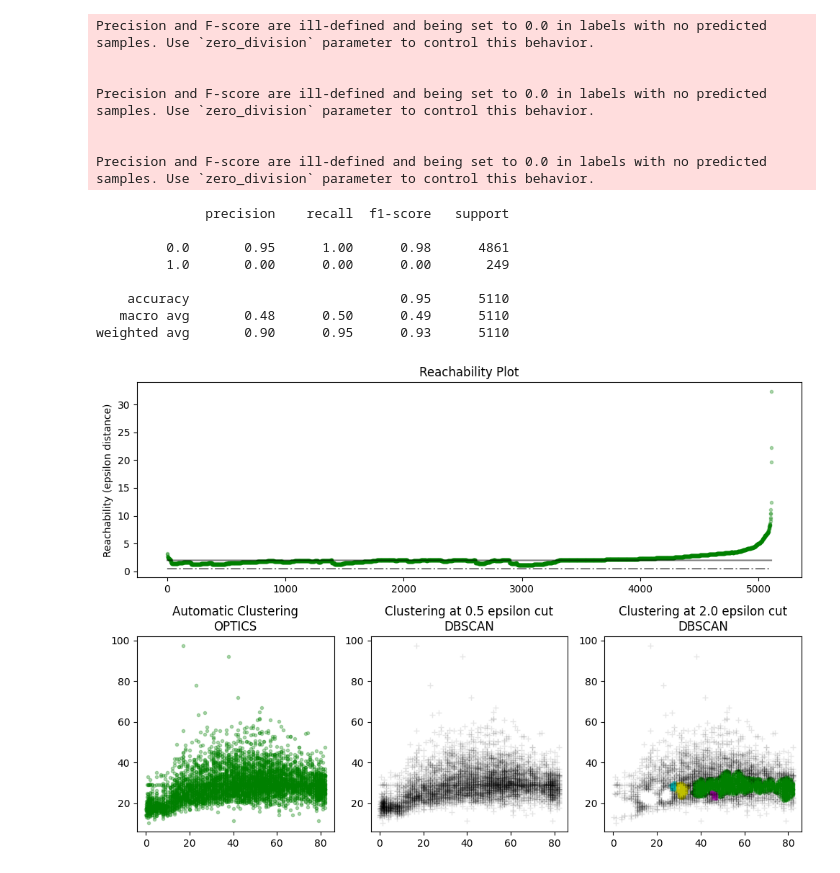
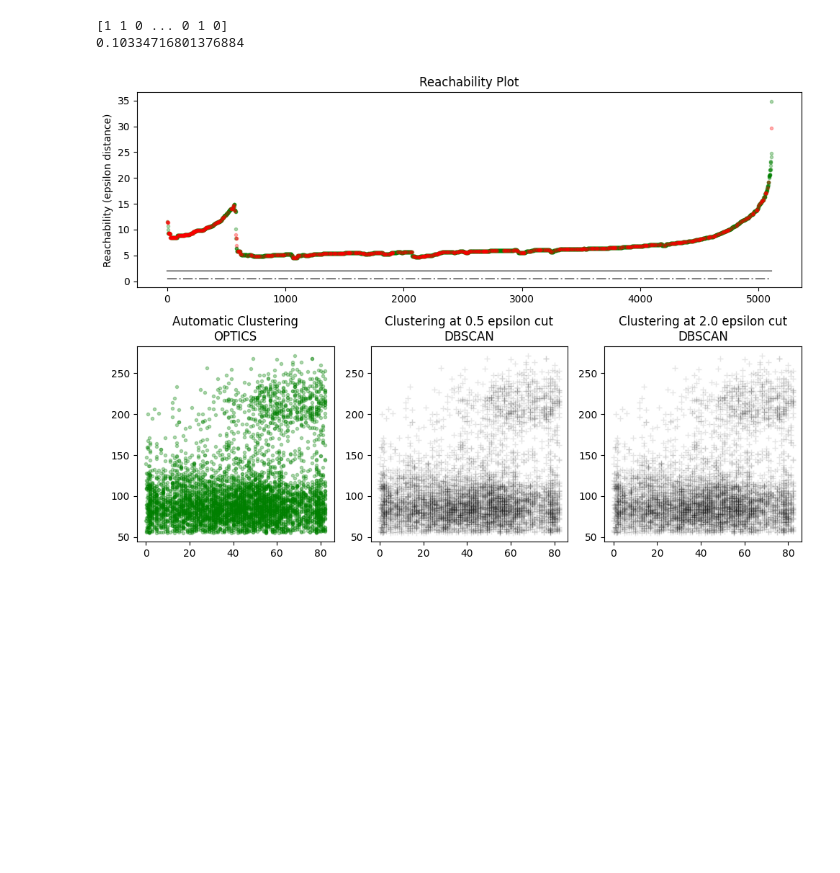
Before and after one commit to fl-sll/FODS-Quiz, a Jupyter notebook: Projects/DSFP.ipynb, the cells around one changed output. Cells and saved outputs as stored; diff of their text form; code cells hidden in the pictures; blank space fills up the shorter version.

```diff
--- a/Projects/DSFP.ipynb
+++ b/Projects/DSFP.ipynb
@@ -45,6 +46,12 @@ X = imputer.fit_transform(X)
 
 y = df['stroke'].values
 
-X_train, X_test, y_train, y_test = train_test_split(X, y, test_size=0.2)
+X_train, X_test, y_train, y_test = train_test_split(X, y, test_size=0.4)
 
-df
+smote = SMOTE()
+
+X_train_smote, y_train_smote = smote.fit_resample(X_train, y_train)
+
+X_test_smote, y_test_smote = smote.fit_resample(X_test, y_test)
+
+# df['stroke'].value_counts()
@@ -78,7 +71,7 @@ max        97.600000
 Name: 7, dtype: float64
 # %%
 # imputer = SimpleImputer()
-x = df.iloc[:,[1,7,8]]
+x = df.iloc[:,[1,6,7,8]]
 x = imputer.fit_transform(x)
 x = np.array(x)
 x
@@ -380,11 +293,6 @@ clust = OPTICS(min_samples=50,xi=0.05,min_cluster_size=0.05)
 
 clust.fit(x)
 
-labels = clust.labels_
-
-class_report = metrics.classification_report(y, labels)
-
-print(class_report)
 
 labels_050 = cluster_optics_dbscan(
     reachability=clust.reachability_,
@@ -401,7 +309,9 @@ labels_200 = cluster_optics_dbscan(
 
 space = np.arange(len(x))
 reachability = clust.reachability_[clust.ordering_]
-labels = clust.labels_[clust.ordering_]
+labels1 = clust.labels_[clust.ordering_]
+print(labels)
+
 
 plt.figure(figsize=(10, 7))
 G = gs.GridSpec(2, 3)
@@ -422,49 +332,40 @@ ax1.plot(space, np.full_like(space, 0.5, dtype=float), "k-.", alpha=0.5)
 ax1.set_ylabel("Reachability (epsilon distance)")
 ax1.set_title("Reachability Plot")
 
 # OPTICS
 colors = ["g.", "r.", "b.", "y.", "c."]
 for klass, color in zip(range(0, 5), colors):
     Xk = x[clust.labels_ == klass]
     ax2.plot(Xk[:, 0], Xk[:, 1], color, alpha=0.3)
 ax2.plot(x[clust.labels_ == -1, 0], x[clust.labels_ == -1, 1], "k+", alpha=0.1)
 ax2.set_title("Automatic Clustering\nOPTICS")
 
 # DBSCAN at 0.5
 colors = ["g.", "r.", "b.", "c."]
 for klass, color in zip(range(0, 4), colors):
     Xk = x[labels_050 == klass]
     ax3.plot(Xk[:, 0], Xk[:, 1], color, alpha=0.3)
 ax3.plot(x[labels_050 == -1, 0], x[labels_050 == -1, 1], "k+", alpha=0.1)
 ax3.set_title("Clustering at 0.5 epsilon cut\nDBSCAN")
 
 # DBSCAN at 2.
 colors = ["g.", "m.", "y.", "c."]
 for klass, color in zip(range(0, 4), colors):
     Xk = x[labels_200 == klass]
     ax4.plot(Xk[:, 0], Xk[:, 1], color, alpha=0.3)
 ax4.plot(x[labels_200 == -1, 0], x[labels_200 == -1, 1], "k+", alpha=0.1)
 ax4.set_title("Clustering at 2.0 epsilon cut\nDBSCAN")
 
+silhouette = metrics.silhouette_score(X_test_smote, y_test_smote)
+
+print(silhouette)
+
 plt.tight_layout()
 plt.show()
 # %% [output]
-Precision and F-score are ill-defined and being set to 0.0 in labels with no predicted samples. Use `zero_division` parameter to control this behavior.
-
-
-Precision and F-score are ill-defined and being set to 0.0 in labels with no predicted samples. Use `zero_division` parameter to control this behavior.
-
-
-Precision and F-score are ill-defined and being set to 0.0 in labels with no predicted samples. Use `zero_division` parameter to control this behavior.
+[1 1 0 ... 0 1 0]
+0.10334716801376884
-              precision    recall  f1-score   support
-
-         0.0       0.95      1.00      0.98      4861
-         1.0       0.00      0.00      0.00       249
-
-    accuracy                           0.95      5110
-   macro avg       0.48      0.50      0.49      5110
-weighted avg       0.90      0.95      0.93      5110
-[figure, old version]
+[figure, new version]
 # %%
 af = AffinityPropagation(preference=-50, random_state=0).fit(x)
 cluster_centers_indices = af.cluster_centers_indices_
```
Also changed, not shown: parts of 16 cells of this notebook.
